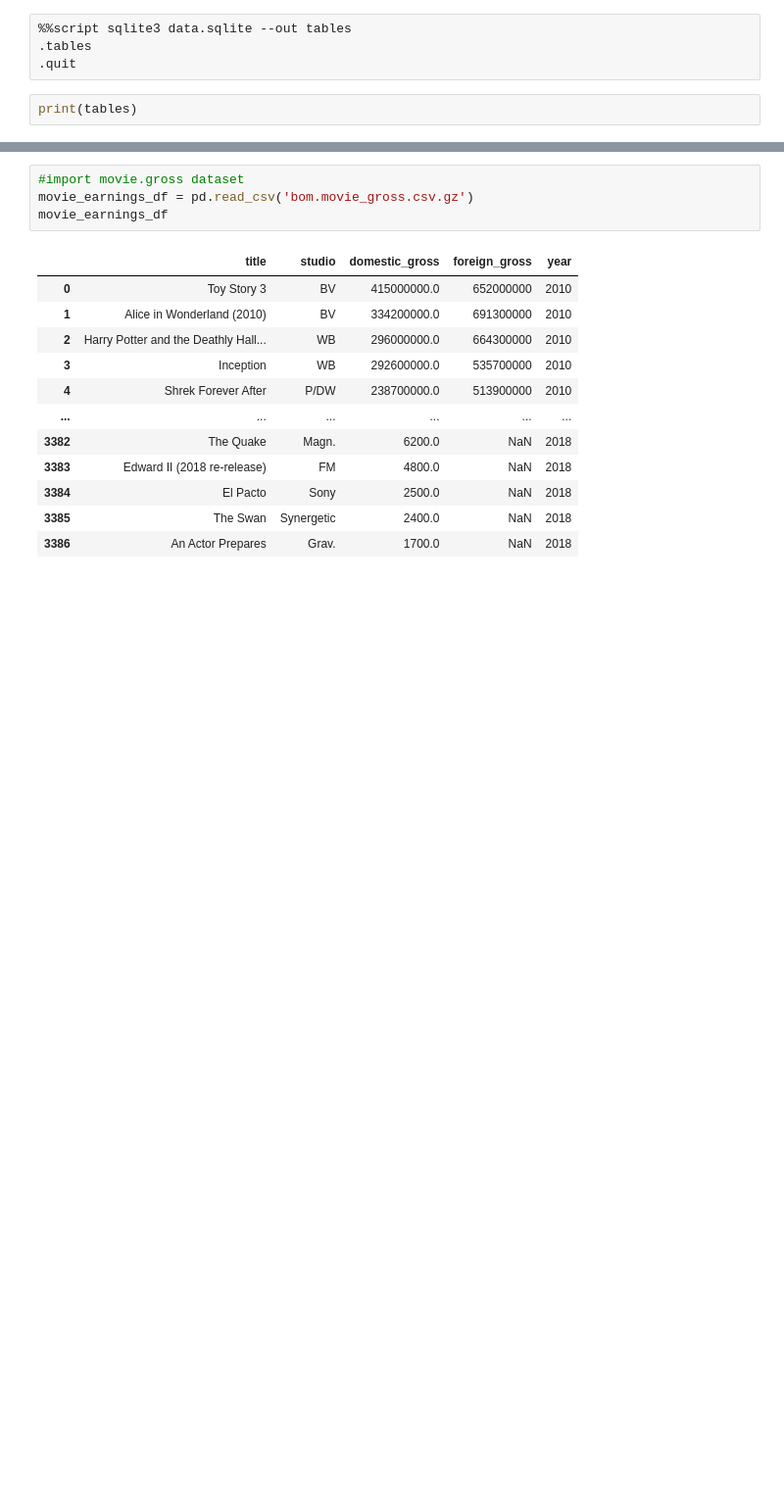
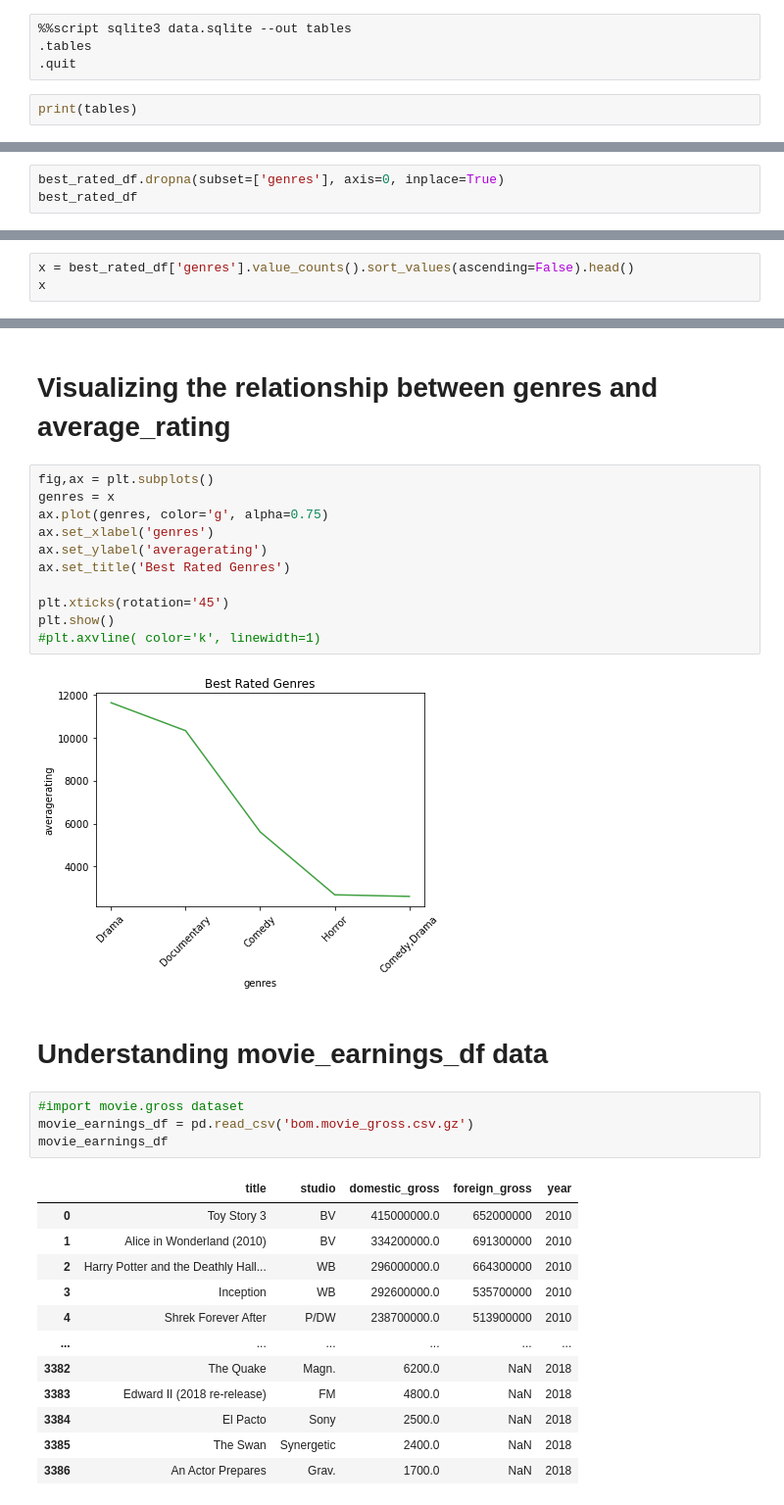
Before and after one commit to WendyMwiti/microsoft_movie_analysis, a Jupyter notebook: zippedData/Moviesmicrosoft.ipynb, the cells around one changed output, grey strips where cells are left out. Shown: that part at 98% size. Saved outputs shown, nothing was run; the diff lists cells and outputs as text; blank space fills up the shorter version.

Commit message:
Visualized SQL dataset

```diff
--- a/zippedData/Moviesmicrosoft.ipynb
+++ b/zippedData/Moviesmicrosoft.ipynb
@@ -97,0 +276,3 @@ pd.read_sql(best_rated, conn)
+# %%
+best_rated_df.dropna(subset=['genres'], axis=0, inplace=True)
+best_rated_df
@@ -97,0 +293,3 @@ pd.read_sql(best_rated, conn)
+# %%
+x = best_rated_df['genres'].value_counts().sort_values(ascending=False).head()
+x
@@ -98,3 +313,20 @@ pd.read_sql(best_rated, conn)
+# %% [markdown]
+# Visualizing the relationship between genres and average_rating
+# %%
+fig,ax = plt.subplots()
+genres = x
+ax.plot(genres, color='g', alpha=0.75)
+ax.set_xlabel('genres')
+ax.set_ylabel('averagerating')
+ax.set_title('Best Rated Genres')
+
+plt.xticks(rotation='45')
+plt.show()
+#plt.axvline( color='k', linewidth=1)
+# %% [output]
+[figure, added]
+# %% [markdown]
+# Understanding movie_earnings_df data
 # %%
 #import movie.gross dataset
 movie_earnings_df = pd.read_csv('bom.movie_gross.csv.gz')
```
Also changed, not shown: parts of 52 cells of this notebook.
